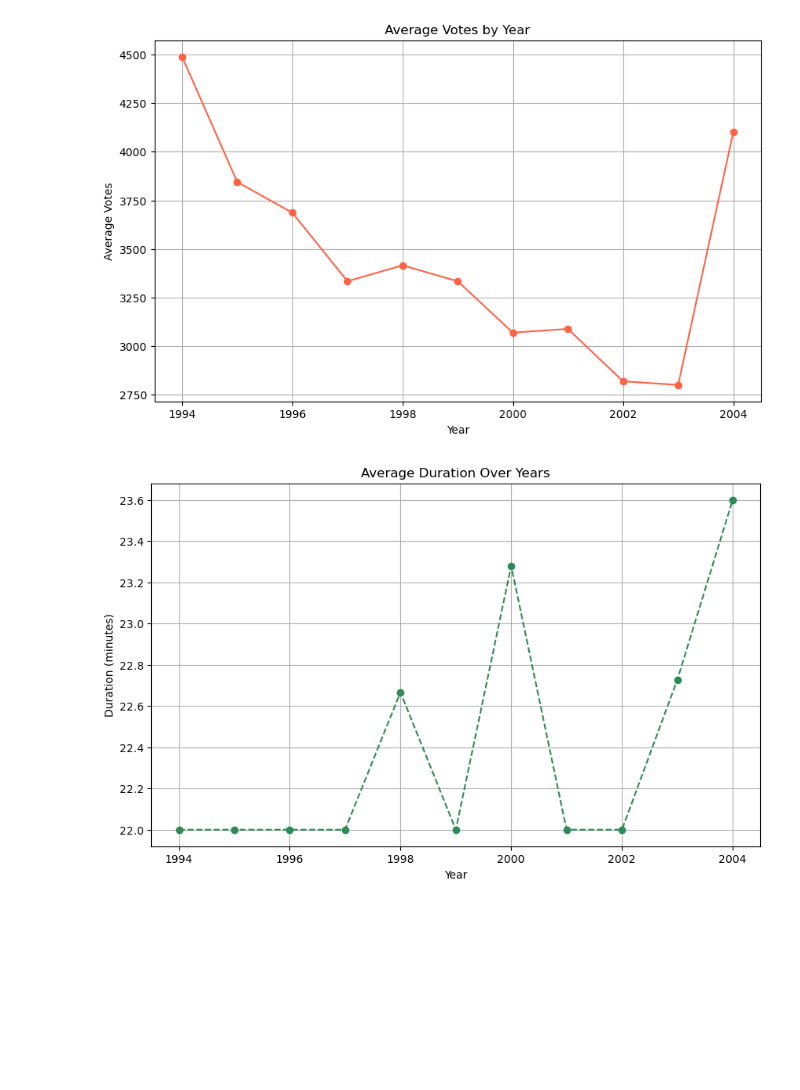
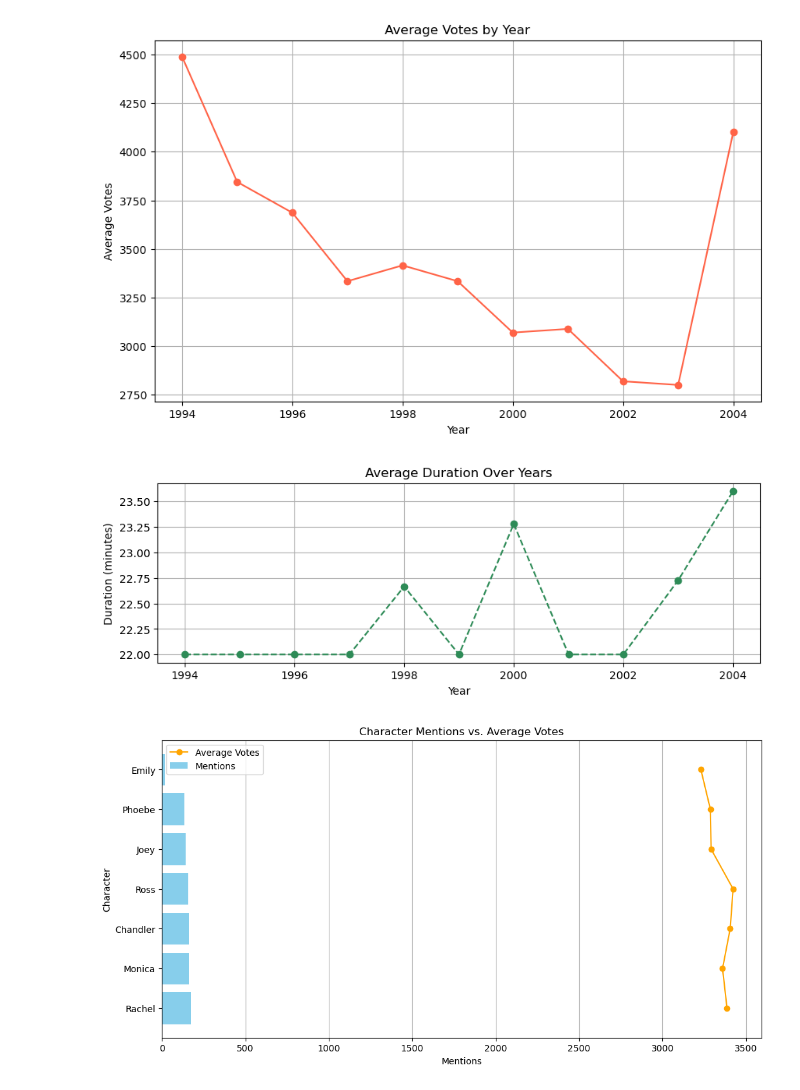
Before and after one commit to Esha420/Intern_Projects, a Jupyter notebook: Numpy_Practice.ipynb, the cells around one changed output. Saved outputs shown, nothing was run; the diff lists cells and outputs as text; code cells hidden in the pictures; blank space fills up the shorter version.

Commit message:
Data Analysis with characters vs votes

```diff
--- a/Numpy_Practice.ipynb
+++ b/Numpy_Practice.ipynb
@@ -274,13 +274,13 @@ plt.show()
 # %%
 ## Duration over Time
 duration_trend = df.groupby('Year_of_prod')['Duration'].mean()
 
-plt.figure(figsize=(10, 6))
+plt.figure(figsize=(10, 3))
 duration_trend.plot(marker='o', linestyle='--', color='seagreen')
 plt.title('Average Duration Over Years')
 plt.xlabel('Year')
 plt.ylabel('Duration (minutes)')
 plt.grid()
 plt.show()
 # %% [output]
-[figure, old version]
+[figure, new version]
@@ -286,0 +339,21 @@ plt.show()
+# %%
+import matplotlib.pyplot as plt
+
+# Plotting the mentions vs. average votes
+plt.figure(figsize=(12, 6))
+
+# Create a bar plot
+plt.barh(final_df['Name'], final_df['Mentions'], color='skyblue', label='Mentions')
+
+# Add average votes as a line
+plt.plot(final_df['Avg_Votes'], final_df['Name'], color='orange', marker='o', label='Average Votes')
+
+plt.title('Character Mentions vs. Average Votes')
+plt.xlabel('Mentions')
+plt.ylabel('Character')
+plt.grid(axis='x')
+plt.legend()
+
+plt.show()
+# %% [output]
+[figure, added]
```
Also changed, not shown: parts of 3 cells of this notebook.
